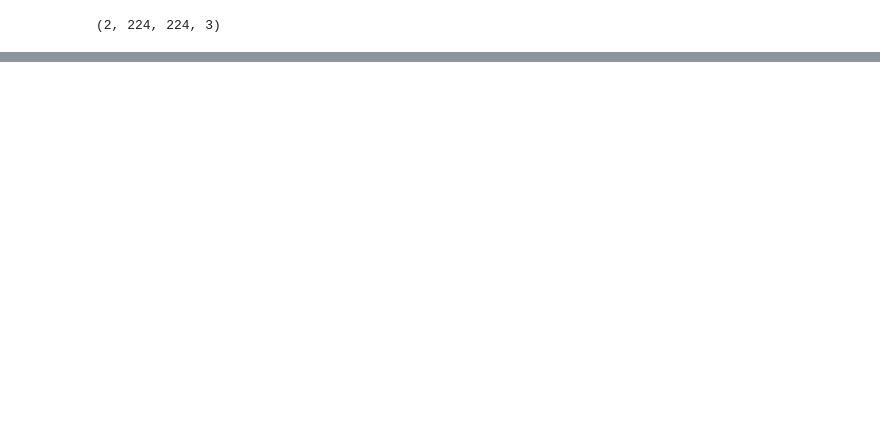
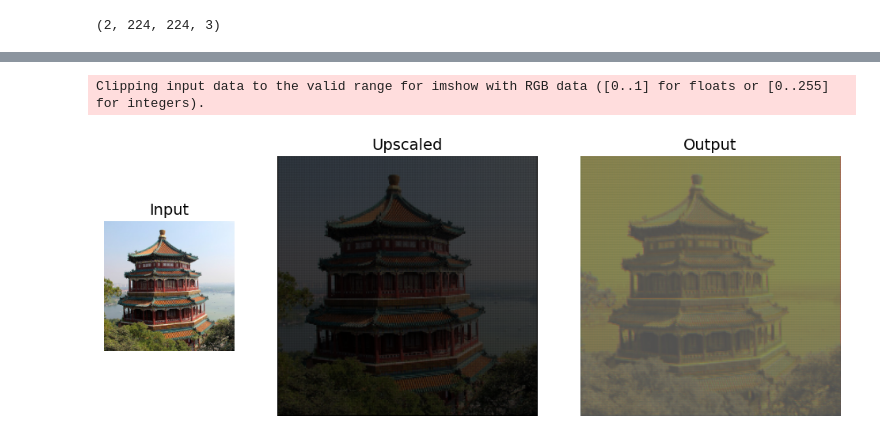
Before and after one commit to TeguhPermana666/Deep-Computer_Vision, a Jupyter notebook: object_detection.ipynb, the cells around one changed output, grey strips where cells are left out. Saved outputs shown, nothing was run; the diff lists cells and outputs as text; code cells hidden in the pictures; blank space fills up the shorter version.

Commit message:
[Upscaled]

```diff
--- a/object_detection.ipynb
+++ b/object_detection.ipynb
@@ -127,0 +128,38 @@ Clipping input data to the valid range for imshow with RGB data ([0..1] for floa
+# %%
+def upscale_images(images, stride, kernel_size):
+    batch_size, height, width, channels = images.shape
+    upscaled = np.zeros((batch_size,
+                         (height-1) * stride + 2 * kernel_size-1,
+                         (width-1) * stride + 2 * kernel_size -1,
+                         channels))
+    upscaled[:,# batch size
+             kernel_size-1: (height-1) * stride + kernel_size:stride, # height
+             kernel_size-1:(width-1) * stride + kernel_size:stride,# width
+             :] = images # channels
+    return upscaled
+# %%
+upscaled = upscale_images(X, stride=2, kernel_size=3)
+weights, biases = conv_transpose.weights
+reversed_filters = np.flip(weights.numpy(), axis = [0,1]) # flip vertical and horizontal
+reversed_filters = np.transpose(reversed_filters,[0,1,3,2])
+manual_output = tf.nn.conv2d(upscaled,reversed_filters,strides=1,padding="VALID")
+# %%
+fig = plt.figure(figsize=(12, 8))
+gs = mpl.gridspec.GridSpec(nrows=1, ncols=3, width_ratios=[1, 2, 2])
+
+ax1 = fig.add_subplot(gs[0, 0])
+ax1.set_title("Input", fontsize=14)
+ax1.imshow(X[0])  # plot the 1st image
+ax1.axis("off")
+ax2 = fig.add_subplot(gs[0, 1])
+ax2.set_title("Upscaled", fontsize=14)
+ax2.imshow(upscaled[0], interpolation="bicubic")
+ax2.axis("off")
+ax3 = fig.add_subplot(gs[0, 2])
+ax3.set_title("Output", fontsize=14)
+ax3.imshow(normalize(manual_output[0, ..., :3]), interpolation="bicubic")  # plot the output for the 1st image
+ax3.axis("off")
+plt.show()
+# %% [output]
+Clipping input data to the valid range for imshow with RGB data ([0..1] for floats or [0..255] for integers).
+[figure, added]
```
Also changed, not shown: parts of 3 cells of this notebook.
